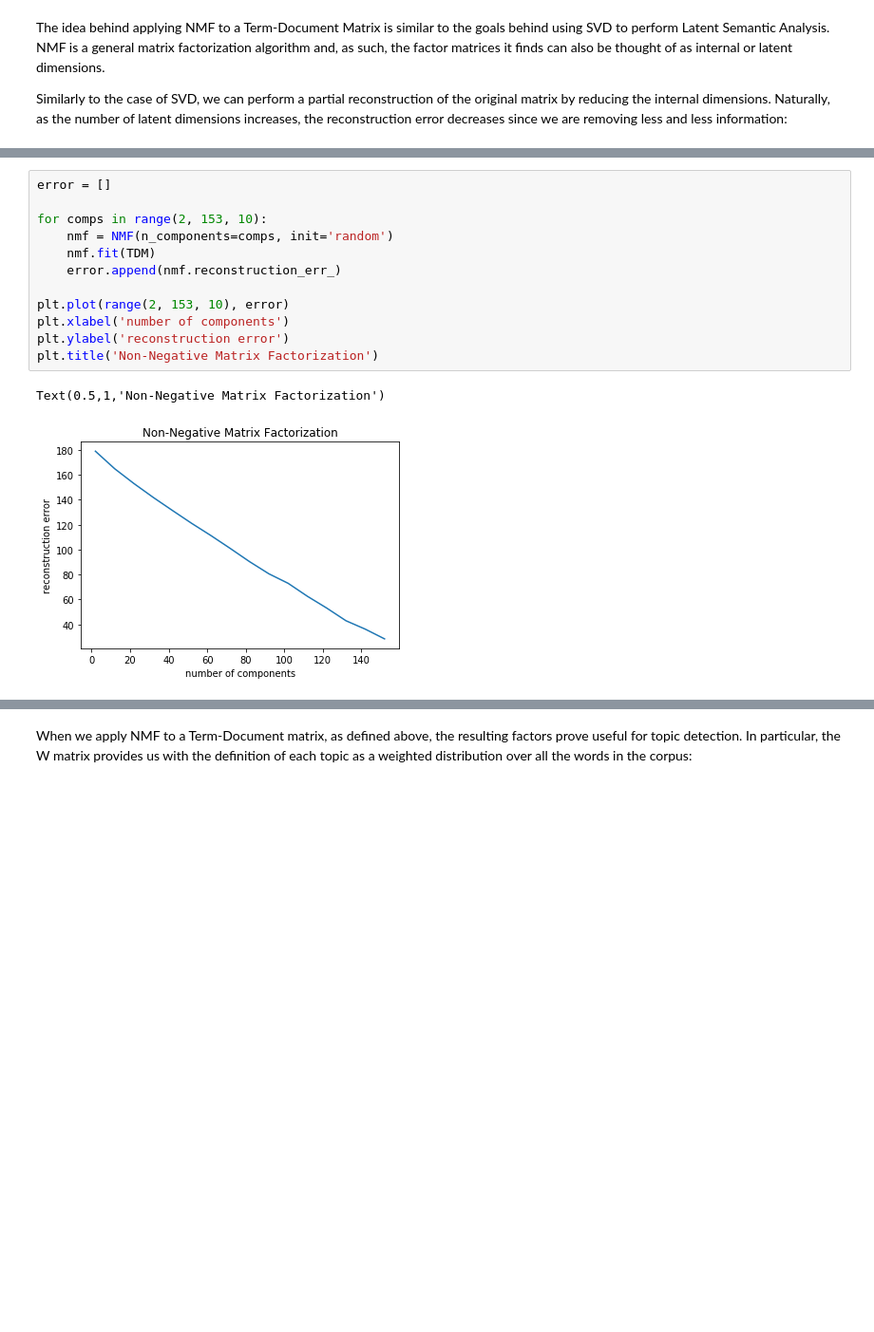
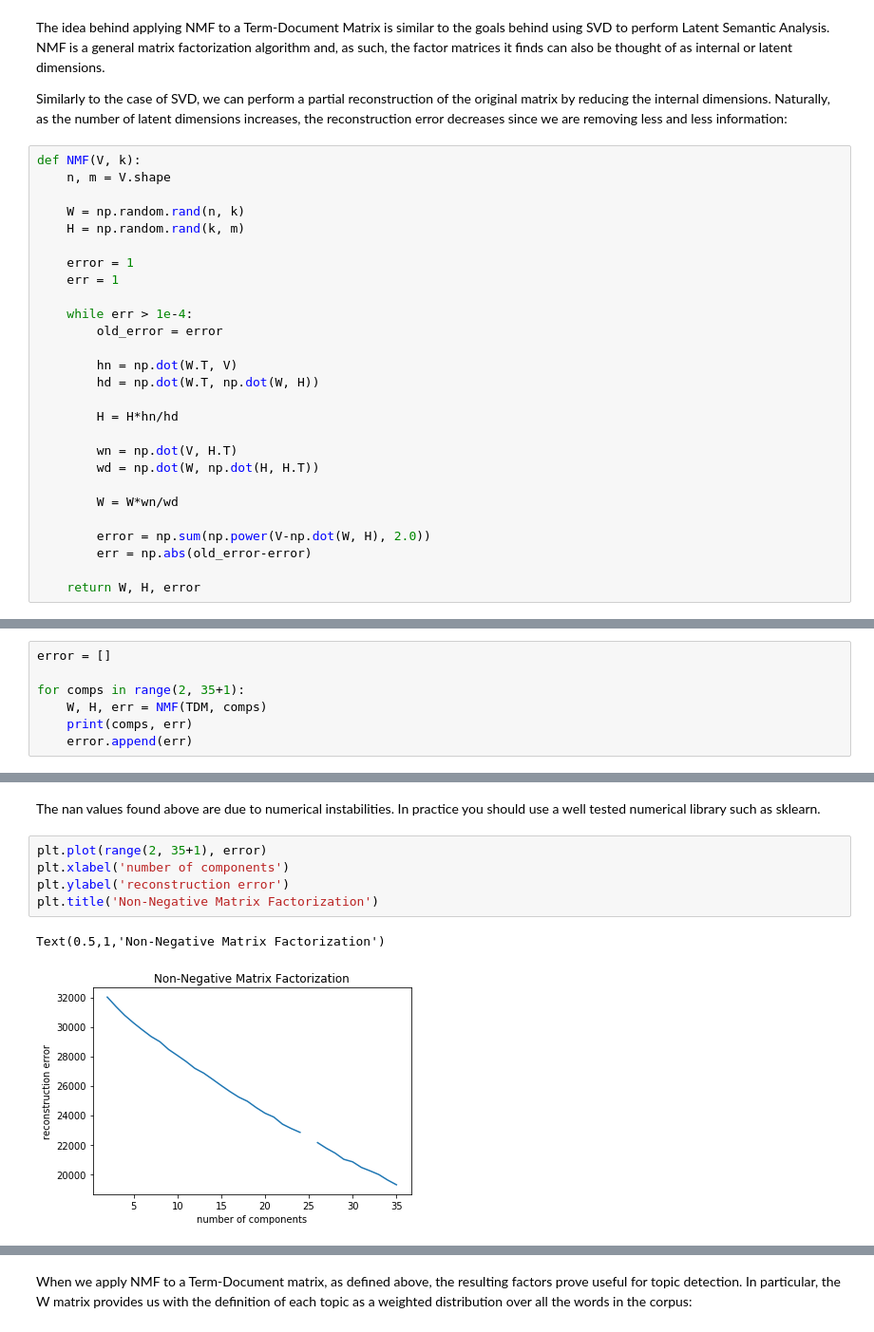
Before and after one commit to bmtgoncalves/FromScratch, a Jupyter notebook: NLP/NLP Lesson 2.ipynb, the cells around one changed output, grey strips where cells are left out. Shown: that part at 95% size. Cells and saved outputs as stored; diff of their text form; blank space fills up the shorter version.

```diff
--- a/NLP/NLP Lesson 2.ipynb
+++ b/NLP/NLP Lesson 2.ipynb
@@ -356,3 +347,30 @@ Which indeed seems relevant.
 The idea behind applying NMF to a Term-Document Matrix is similar to the goals behind using SVD to perform Latent Semantic Analysis. NMF is a general matrix factorization algorithm and, as such, the factor matrices it finds can also be thought of as internal or latent dimensions.
 
 Similarly to the case of SVD, we can perform a partial reconstruction of the original matrix by reducing the internal dimensions. Naturally, as the number of latent dimensions increases, the reconstruction error decreases since we are removing less and less information:
+# %%
+def NMF(V, k):
+    n, m = V.shape
+
+    W = np.random.rand(n, k)
+    H = np.random.rand(k, m)
+
+    error = 1
+    err = 1
+
+    while err > 1e-4:
+        old_error = error
+
+        hn = np.dot(W.T, V)
+        hd = np.dot(W.T, np.dot(W, H))
+
+        H = H*hn/hd
+
+        wn = np.dot(V, H.T)
+        wd = np.dot(W, np.dot(H, H.T))
+
+        W = W*wn/wd
+
+        error = np.sum(np.power(V-np.dot(W, H), 2.0))
+        err = np.abs(old_error-error)
+
+    return W, H, error
@@ -358,0 +379,7 @@ Similarly to the case of SVD, we can perform a partial reconstruction of the ori
+# %%
+error = []
+
+for comps in range(2, 35+1):
+    W, H, err = NMF(TDM, comps)
+    print(comps, err)
+    error.append(err)
@@ -359,16 +415,11 @@ Similarly to the case of SVD, we can perform a partial reconstruction of the ori
+# %% [markdown]
+The nan values found above are due to numerical instabilities. In practice you should use a well tested numerical library such as sklearn.
 # %%
-error = []
-
-for comps in range(2, 153, 10):
-    nmf = NMF(n_components=comps, init='random')
-    nmf.fit(TDM)
-    error.append(nmf.reconstruction_err_)
-
-plt.plot(range(2, 153, 10), error)
+plt.plot(range(2, 35+1), error)
 plt.xlabel('number of components')
 plt.ylabel('reconstruction error')
 plt.title('Non-Negative Matrix Factorization')
 # %% [output]
 Text(0.5,1,'Non-Negative Matrix Factorization')
-[figure, old version]
+[figure, new version]
 # %% [markdown]
```
Also changed, not shown: parts of 16 cells of this notebook, 2 other files.
